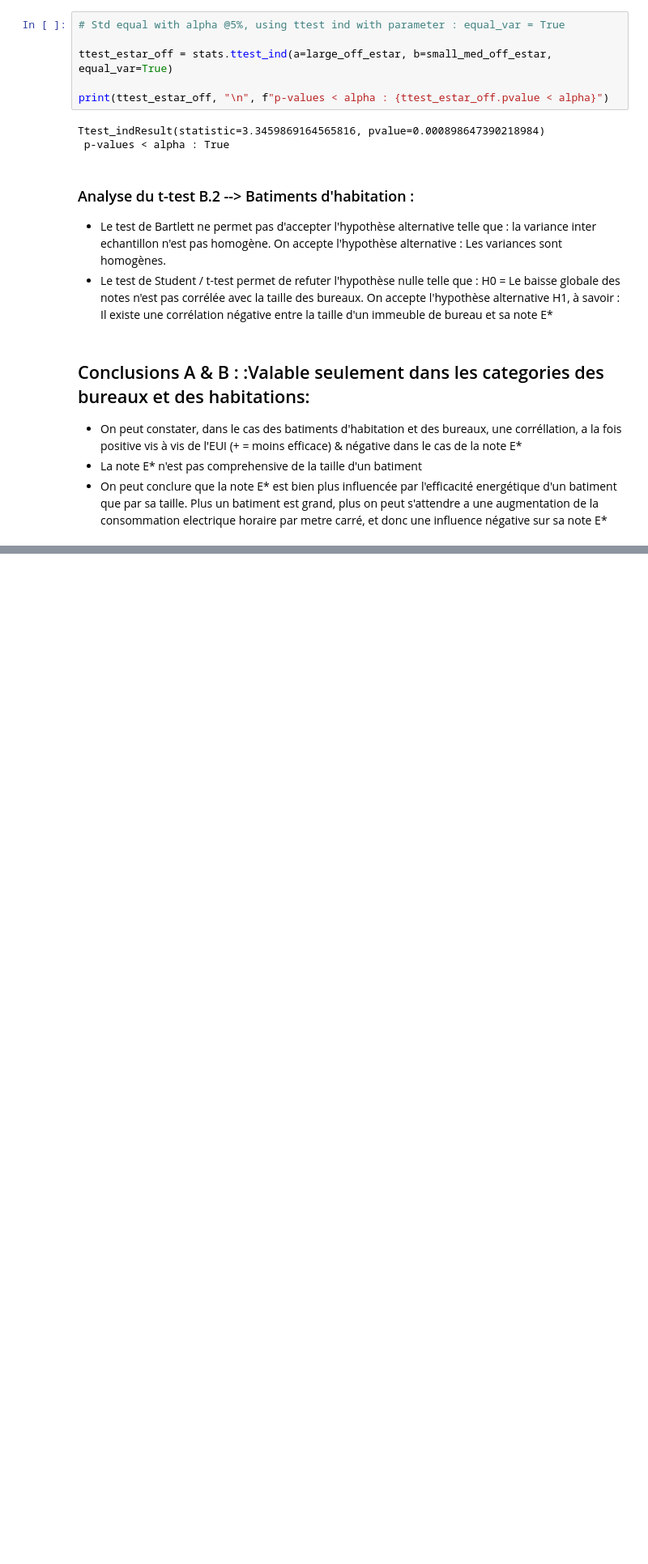
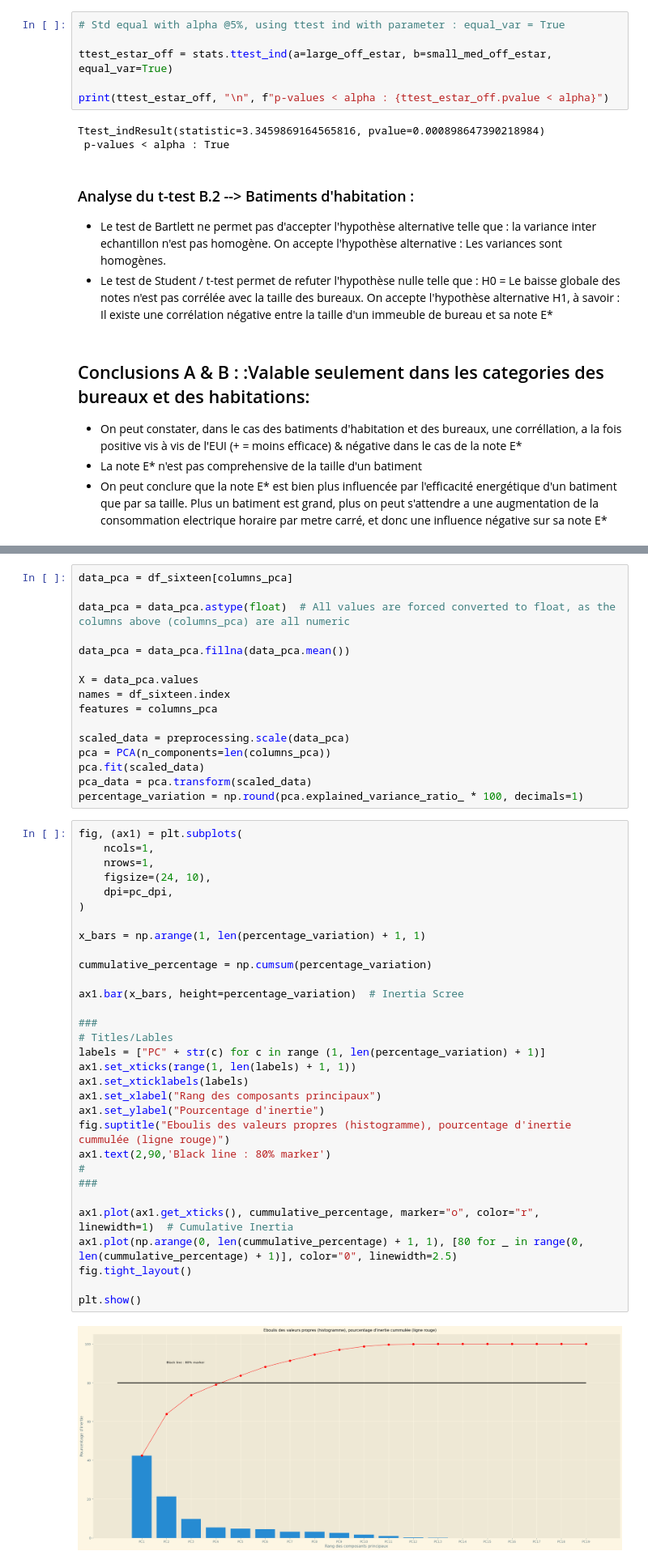
Before and after one commit to Psemp/ds_p4, a Jupyter notebook: first_look.ipynb, the cells around one changed output, grey strips where cells are left out. Shown at 81% size. Saved outputs shown, nothing was run; the diff lists cells and outputs as text; blank space fills up the shorter version.

```diff
--- a/first_look.ipynb
+++ b/first_look.ipynb
@@ -996,0 +1047,49 @@ Ttest_indResult(statistic=3.3459869164565816, pvalue=0.000898647390218984)
+# %%
+data_pca = df_sixteen[columns_pca]
+
+data_pca = data_pca.astype(float)  # All values are forced converted to float, as the columns above (columns_pca) are all numeric
+
+data_pca = data_pca.fillna(data_pca.mean())
+
+X = data_pca.values
+names = df_sixteen.index
+features = columns_pca
+
+scaled_data = preprocessing.scale(data_pca)
+pca = PCA(n_components=len(columns_pca))
+pca.fit(scaled_data)
+pca_data = pca.transform(scaled_data)
+percentage_variation = np.round(pca.explained_variance_ratio_ * 100, decimals=1)
+# %%
+fig, (ax1) = plt.subplots(
+    ncols=1,
+    nrows=1,
+    figsize=(24, 10),
+    dpi=pc_dpi,
+)
+
+x_bars = np.arange(1, len(percentage_variation) + 1, 1)
+
+cummulative_percentage = np.cumsum(percentage_variation)
+
+ax1.bar(x_bars, height=percentage_variation)  # Inertia Scree
+
+###
+# Titles/Lables
+labels = ["PC" + str(c) for c in range (1, len(percentage_variation) + 1)]
+ax1.set_xticks(range(1, len(labels) + 1, 1))
+ax1.set_xticklabels(labels)
+ax1.set_xlabel("Rang des composants principaux")
+ax1.set_ylabel("Pourcentage d'inertie")
+fig.suptitle("Eboulis des valeurs propres (histogramme), pourcentage d'inertie cummulée (ligne rouge)")
+ax1.text(2,90,'Black line : 80% marker')
+#
+###
+
+ax1.plot(ax1.get_xticks(), cummulative_percentage, marker="o", color="r", linewidth=1)  # Cumulative Inertia
+ax1.plot(np.arange(0, len(cummulative_percentage) + 1, 1), [80 for _ in range(0, len(cummulative_percentage) + 1)], color="0", linewidth=2.5)
+fig.tight_layout()
+
+plt.show()
+# %% [output]
+[figure, added]
```
Also changed, not shown: parts of 6 cells of this notebook, 1 other file.
